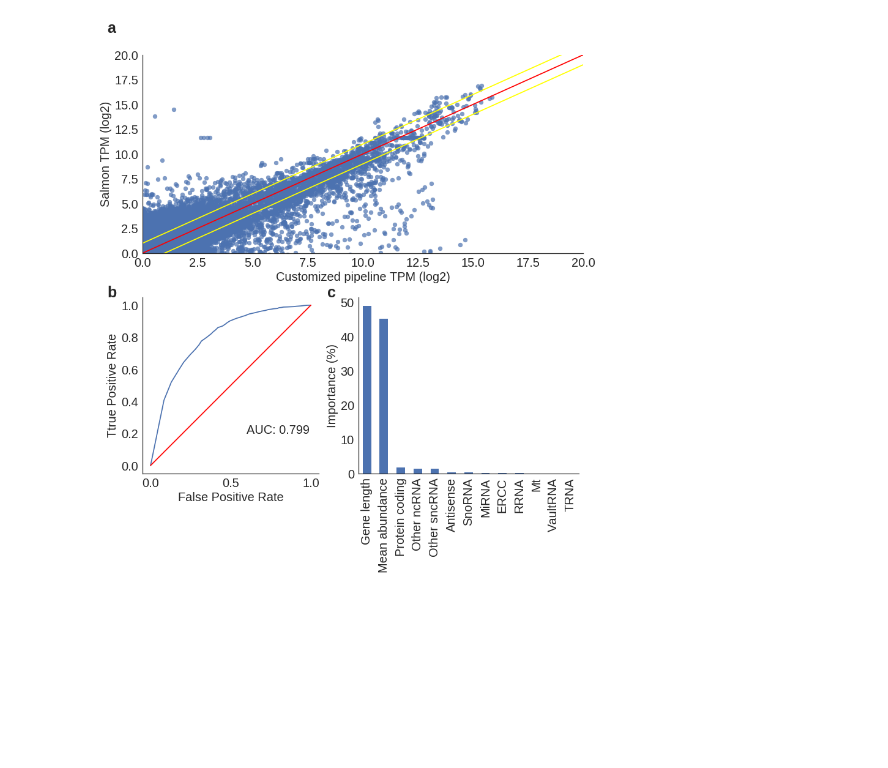
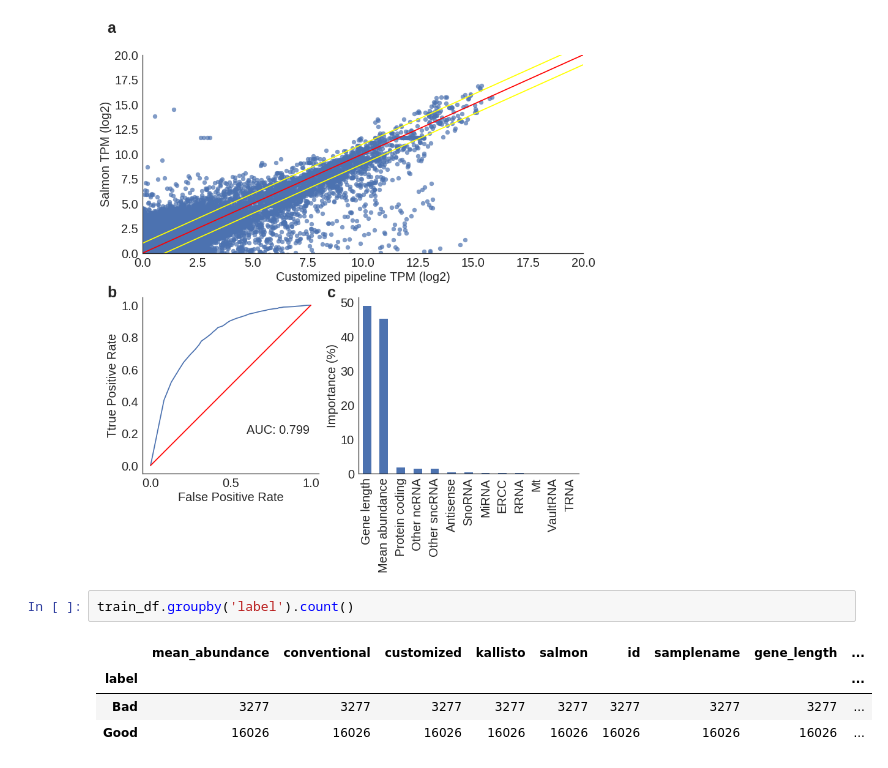
Before and after one commit to wckdouglas/tgirt_benchmark, a Jupyter notebook: classify_outlier/classification.ipynb, the cells around one changed output. Cells and saved outputs as stored; diff of their text form; blank space fills up the shorter version.

```diff
--- a/classify_outlier/classification.ipynb
+++ b/classify_outlier/classification.ipynb
@@ -191,3 +191,10 @@ print 'Saved: ', figurename
 # %% [output]
 Saved:  /stor/work/Lambowitz/cdw2854/bench_marking/figures/roc_discordant.png
 [figure]
+# %%
+train_df.groupby('label').count()
+# %% [output]
+|  | mean_abundance | conventional | customized | kallisto | salmon | id | samplename | gene_length | ... |
+| label |  |  |  |  |  |  |  |  | ... |
+| Bad | 3277 | 3277 | 3277 | 3277 | 3277 | 3277 | 3277 | 3277 | ... |
+| Good | 16026 | 16026 | 16026 | 16026 | 16026 | 16026 | 16026 | 16026 | ... |
```
Also changed, not shown: 8 other files.
